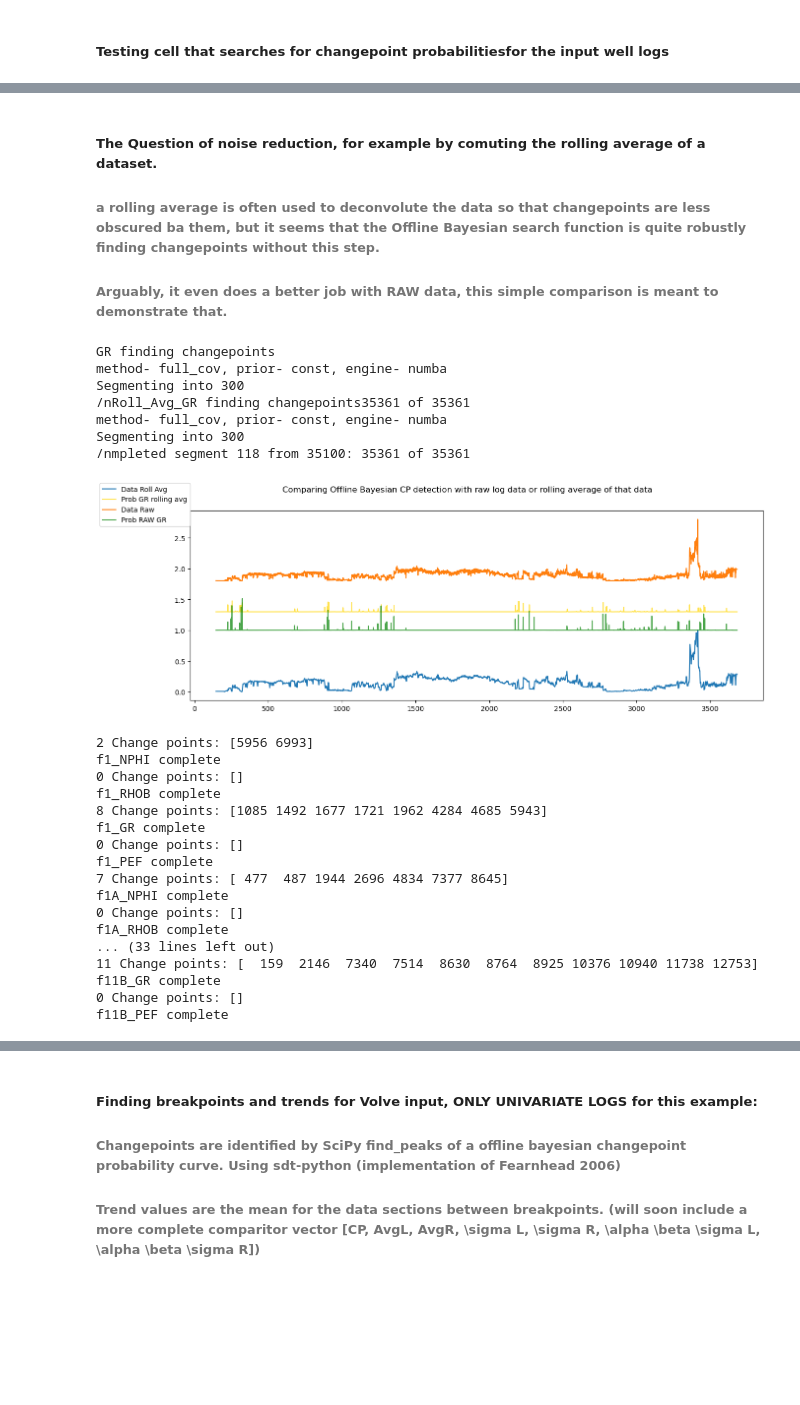
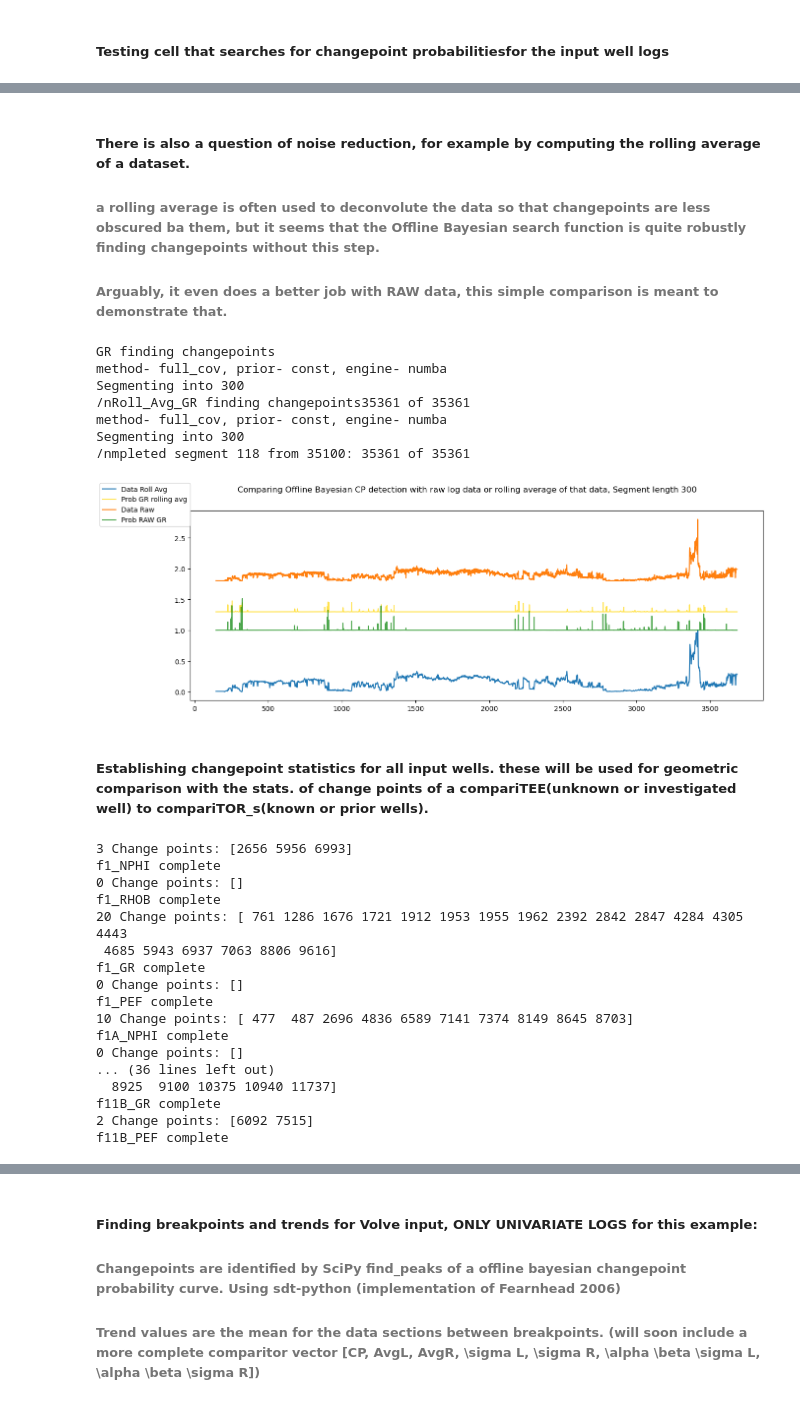
Before and after one commit to phasyn8/different_bayes, a Jupyter notebook: Demonstration_Probabilistic.ipynb, the cells around one changed output, grey strips where cells are left out. Drawn from its saved outputs; the diff is of its cells as text; code cells hidden in the pictures; blank space fills up the shorter version.

```diff
--- a/Demonstration_Probabilistic.ipynb
+++ b/Demonstration_Probabilistic.ipynb
@@ -40,7 +35,8 @@ import well_tools as wtool
 import test_func as tst
 # %%
 # OS well path
-path = 'C:\\Users\\ada55080\\git\different_bayes\\volve_well_data\\'
+#path = 'C:\\Users\\ada55080\\git\different_bayes\\volve_well_data\\'
+path = '.\\volve_well_data\\'
 # %% [markdown]
 ##### Loading Wells into memory, Volve wells 15-9: F1, F1A, F1B, F1C, F11B, F11
 # %%
@@ -350,33 +334,35 @@ plt.legend(loc='upper left')
 # %% [markdown]
-##### The Question of noise reduction, for example by comuting the rolling average of a dataset.
+##### There is also a question of noise reduction, for example by computing the rolling average of a dataset.
 ###### a rolling average is often used to deconvolute the data so that changepoints are less obscured ba them, but it seems that the Offline Bayesian search function is quite robustly finding changepoints without this step.
 ###### Arguably, it even does a better job with RAW data, this simple comparison is meant to demonstrate that.
 # %%
 ''' This Shows that performing the change point analysis on a log and a rolling average of the log produce comparable results, if not slightly muted for the Avg.'''
 #data_f1A = wtool.compute_all_rolling_avg(df_f1A, window=30, periods=3)
 
-df_add_CP_Prob(data_f1A, log_dict=['GR', 'Roll_Avg_GR' ], label='CP_Prob_', nan_method='local_average', window_size=200, segment_length=300)
+cp_Comp.df_add_CP_Prob(data_f1A, log_dict=['GR', 'Roll_Avg_GR' ], label='CP_Prob_', nan_method='local_average', window_size=200, segment_length=300)
 
 fig, ax = plt.subplots(1, figsize=(15,5))
 
 #ax[0].plot(data_f1A['CP_Prob_Roll_Avg_GR']-data_f1A['CP_Prob_GR'])
 ax.plot(data_f1A['Roll_Avg_GR']/data_f1A['Roll_Avg_GR'].max(), label='Data Roll Avg')
 ax.plot(data_f1A['CP_Prob_Roll_Avg_GR']+1.3, label='Prob GR rolling avg', alpha=0.7, color='gold')
 
 ax.plot(data_f1A['GR']/data_f1A['GR'].max()+1.8, label='Data Raw')
 ax.plot(data_f1A['CP_Prob_GR']+1, label='Prob RAW GR', color='green', alpha=0.7)
 
-fig.suptitle('Comparing Offline Bayesian CP detection with raw log data or rolling average of that data')
+fig.suptitle('Comparing Offline Bayesian CP detection with raw log data or rolling average of that data, Segment length 300')
 fig.legend(loc=('upper left'));
 # %% [output]
 GR finding changepoints
 method- full_cov, prior- const, engine- numba
 Segmenting into 300
 /nRoll_Avg_GR finding changepoints35361 of 35361
 method- full_cov, prior- const, engine- numba
 Segmenting into 300
 /nmpleted segment 118 from 35100: 35361 of 35361
-[figure, old version]
+[figure, new version]
+# %% [markdown]
+##### Establishing changepoint statistics for all input wells. these will be used for geometric comparison with the stats. of change points of a compariTEE(unknown or investigated well) to compariTOR_s(known or prior wells).
 # %%
 _log_ = 'GR'
 _prob_ = 'CP_Prob_GR'
@@ -387,7 +373,7 @@ _prob_list_nodt = ['CP_Prob_NPHI','CP_Prob_RHOB','CP_Prob_GR','CP_Prob_PEF']
 _wellnames_ = ['f1','f1A', 'f1B', 'f1C', 'f11A', 'f11B']
 _well_df_ = {'f1': df_f1clip, 'f1A': df_f1A, 'f1B': df_f1B, 'f1C': df_f1C, 'f11A': df_f11A, 'f11B' : df_f11B}
 
-peak_height= 0.1 #Probability threshold to qualify as a distinct changepoint
+peak_height= 0.07 #Probability threshold to qualify as a distinct changepoint
 
 for well in _wellnames_:
     for _log_choice, _prob_choice in zip(_log_list_nodt, _prob_list_nodt):
@@ -400,20 +386,20 @@ for well in _wellnames_:
 
 #globals()[prefix + str(var_num) + suffix] =
 # %% [output]
-2 Change points: [5956 6993]
+3 Change points: [2656 5956 6993]
 f1_NPHI complete
 0 Change points: []
 f1_RHOB complete
-8 Change points: [1085 1492 1677 1721 1962 4284 4685 5943]
+20 Change points: [ 761 1286 1676 1721 1912 1953 1955 1962 2392 2842 2847 4284 4305 4443
+ 4685 5943 6937 7063 8806 9616]
 f1_GR complete
 0 Change points: []
 f1_PEF complete
-7 Change points: [ 477  487 1944 2696 4834 7377 8645]
+10 Change points: [ 477  487 2696 4836 6589 7141 7374 8149 8645 8703]
 f1A_NPHI complete
 0 Change points: []
-f1A_RHOB complete
-... (33 lines left out)
-11 Change points: [  159  2146  7340  7514  8630  8764  8925 10376 10940 11738 12753]
+... (36 lines left out)
+  8925  9100 10375 10940 11737]
 f11B_GR complete
-0 Change points: []
+2 Change points: [6092 7515]
 f11B_PEF complete
```
Also changed, not shown: parts of 46 cells of this notebook, 6 other files.
